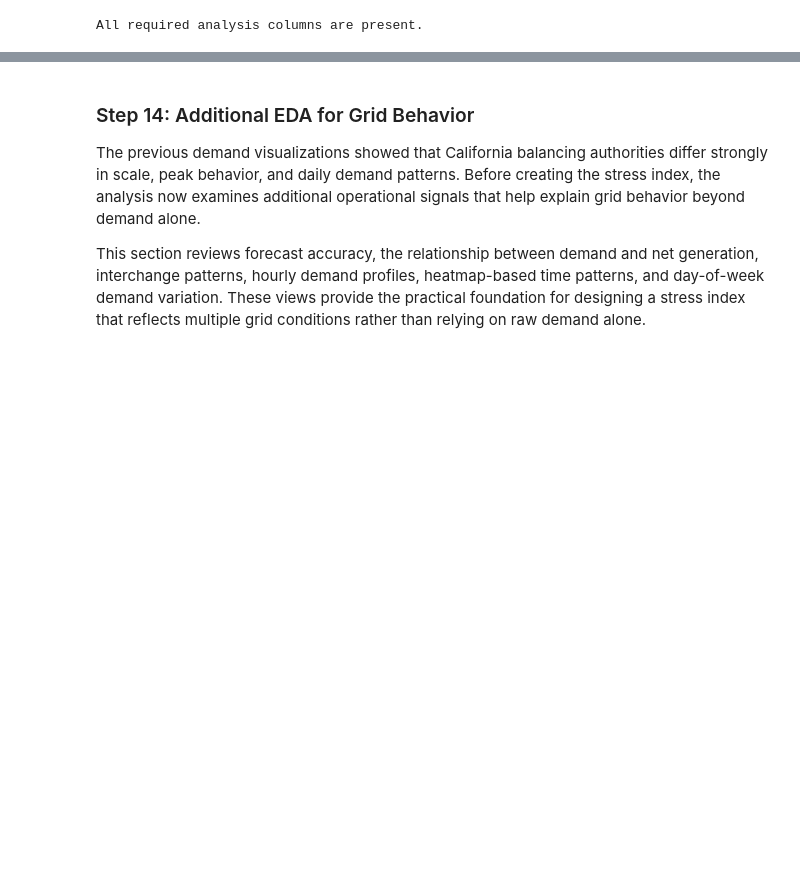
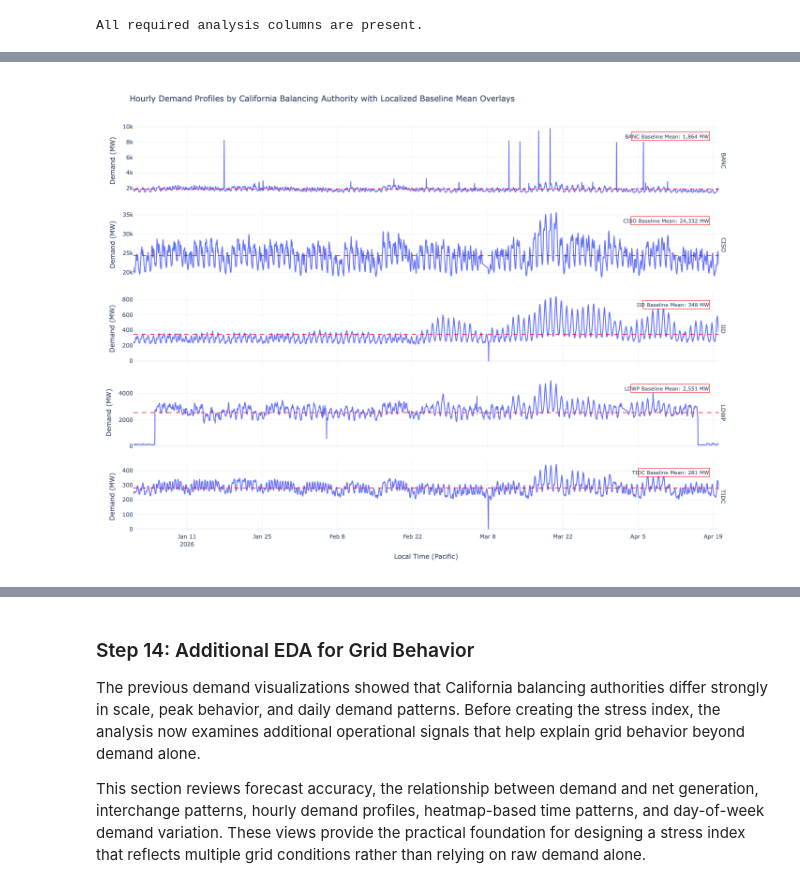
Before and after one commit to sileshith/california_grid_analysis, a Jupyter notebook: notebooks/california_grid_analysis.ipynb, the cells around one changed output, grey strips where cells are left out. Drawn from its saved outputs; the diff is of its cells as text; code cells hidden in the pictures; blank space fills up the shorter version.

```diff
--- a/notebooks/california_grid_analysis.ipynb
+++ b/notebooks/california_grid_analysis.ipynb
@@ -237,5 +361,8 @@ df.head()
 # %%
-# Check for possible column-name issues
-for col in df.columns:
-    if "  " in col or "witho" in col:
-        print(col)
+# Standardize known raw EIA-930 column-name inconsistencies
+df = df.rename(
+    columns={
+        "Net Generation (MW) from Pumped Storage  (Adjusted)": "Net Generation (MW) from Pumped Storage (Adjusted)",
+        "Net Generation (MW) from Solar witho Integrated Battery Storage (Adjusted)": "Net Generation (MW) from Solar with Integrated Battery Storage (Adjusted)",
+    }
+)
@@ -251,12 +369,3 @@ Net Generation (MW) from Wind without Integrated Battery Storage (Adjusted)
-# %%
-# Standardize known raw EIA-930 column-name inconsistencies
-df = df.rename(columns={
-    "Net Generation (MW) from Pumped Storage  (Adjusted)":
-        "Net Generation (MW) from Pumped Storage (Adjusted)",
-
-    "Net Generation (MW) from Solar witho Integrated Battery Storage (Adjusted)":
-        "Net Generation (MW) from Solar with Integrated Battery Storage (Adjusted)"
-})
 # %%
 # Confirm the corrected columns exist
 columns_to_check = [
@@ -1016,0 +1138,80 @@ Daily demand summary by balancing authority:
+# %%
+# ============================================
+# STEP 10: PANEL VIEW WITH AUTOMATED REFERENCE METRICS
+# ============================================
+
+# Establish top-to-bottom layout visualization order
+ba_order = ["BANC", "CISO", "IID", "LDWP", "TIDC"]
+
+# Sort the dataset to guarantee sequential time-series rendering lines
+df_ca_sorted = df_ca.sort_values(["balancing_authority", "local_time_pacific"])
+
+# Compute baseline mean metrics for horizontal target overlays
+avg_demand_by_ba = df_ca_sorted.groupby(
+    "balancing_authority", as_index=False
+).agg(avg_demand_mw=("demand_mw", "mean"))
+
+# Instantiate the stacked facet row panel structure
+fig_panel = px.line(
+    df_ca_sorted,
+    x="local_time_pacific",
+    y="demand_mw",
+    facet_row="balancing_authority",
+    category_orders={"balancing_authority": ba_order},
+    title="Hourly Demand Profiles by California Balancing Authority with Localized Baseline Mean Overlays",
+    labels={
+        "local_time_pacific": "Local Time (Pacific)",
+        "demand_mw": "Demand (MW)",
+        "balancing_authority": "Balancing Authority",
+    },
+    height=1050,
+)
+
+# Strip out structural pandas labeling string prefixes ("balancing_authority=")
+fig_panel.for_each_annotation(lambda a: a.update(text=a.text.split("=")[-1]))
+
+# Break the coordinate axis lock to enable independent vertical scaling per panel
+fig_panel.update_yaxes(matches=None)
+
+n_panels = len(ba_order)
+
+# Dynamically overlay local baseline mean indicators and text callouts
+for ba in ba_order:
+    avg_value = avg_demand_by_ba.loc[
+        avg_demand_by_ba["balancing_authority"] == ba, "avg_demand_mw"
+    ].iloc[0]
+
+    # Convert native top-down indexing into Plotly's bottom-up row grid numbering
+    row_number = n_panels - ba_order.index(ba)
+
+    # Inject horizontal baseline reference indicators
+    fig_panel.add_hline(
+        y=avg_value,
+        line_dash="dash",
+        line_color="red",
+        line_width=1.5,
+        row=row_number,
+        col=1,
+    )
+
+    # Superimpose high-visibility metric annotation callout cards
+    fig_panel.add_annotation(
+        text=f"{ba} Baseline Mean: {avg_value:,.0f} MW",
+        xref="x domain",
+        yref=f"y{row_number if row_number > 1 else ''} domain",
+        x=0.985,
+        y=0.90,
+        showarrow=False,
+        align="right",
+        bgcolor="white",
+        bordercolor="red",
+        borderwidth=1,
+        font=dict(size=11),
+        row=row_number,
+        col=1,
+    )
+
+fig_panel.update_layout(template="plotly_white")
+fig_panel.show()
+# %% [output]
+[figure, added]
```
Also changed, not shown: parts of 47 cells of this notebook.
